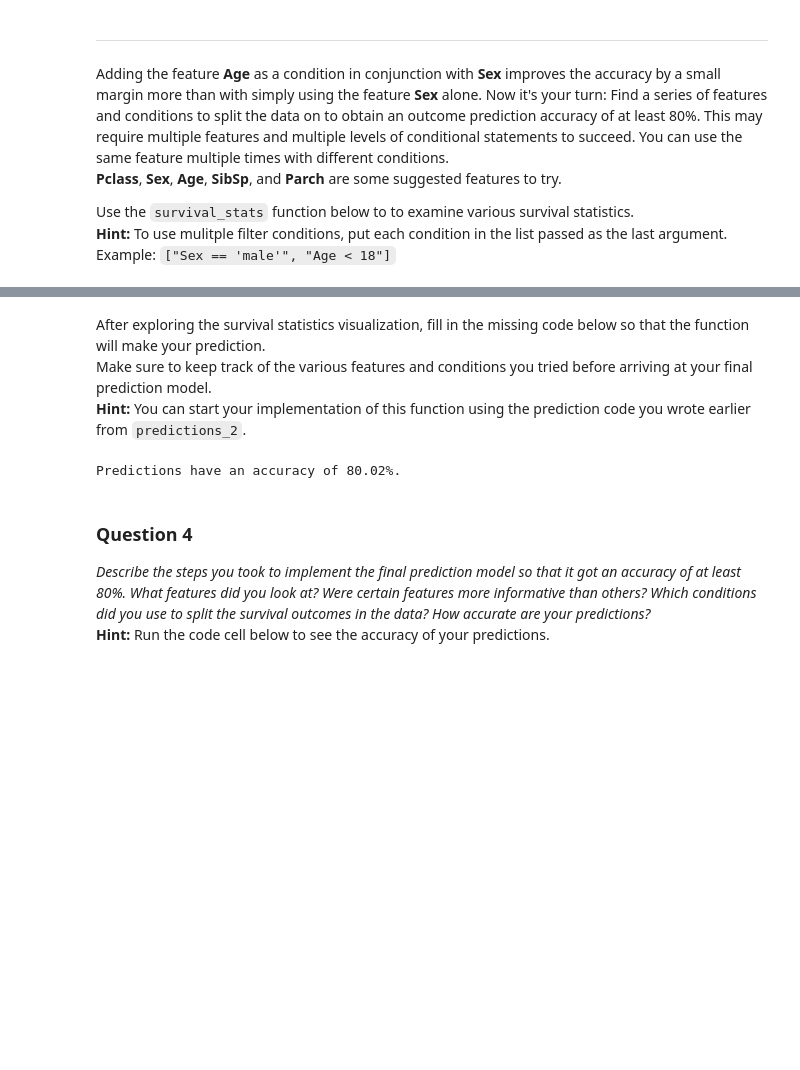
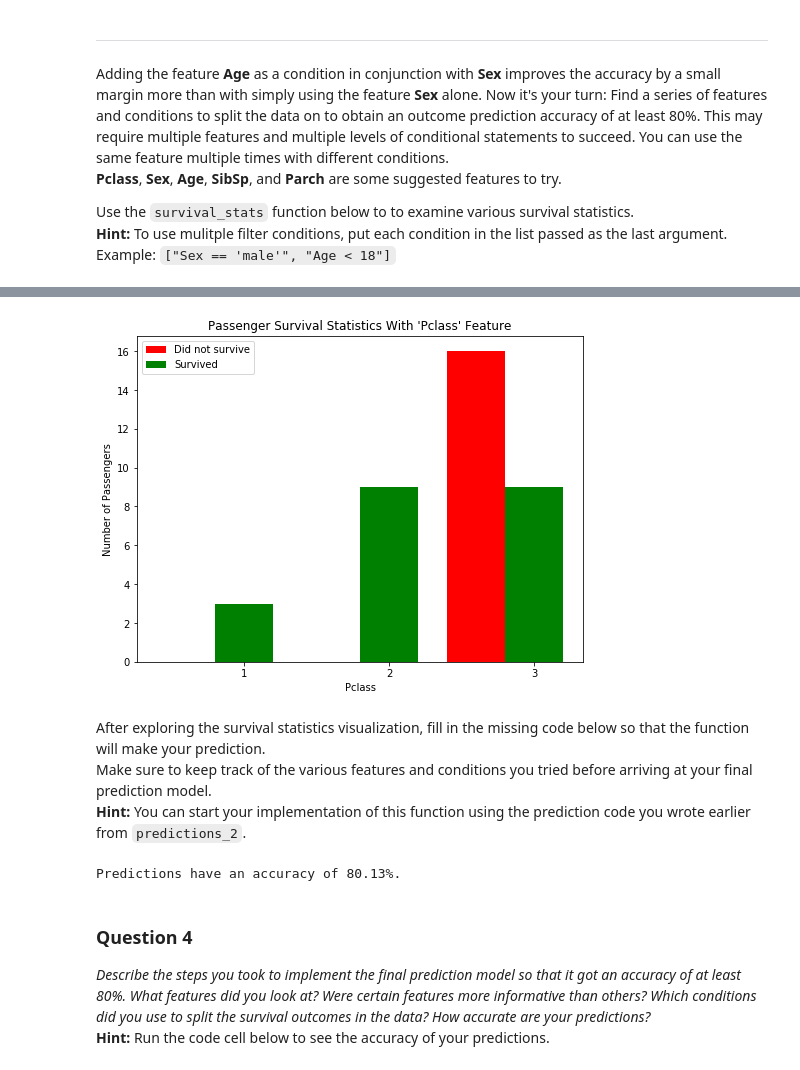
Before and after one commit to leexa90/ML_nanodegree, a Jupyter notebook: projects/titanic_survival_exploration/titanic_survival_exploration.ipynb, the cells around one changed output, grey strips where cells are left out. Drawn from its saved outputs; the diff is of its cells as text; code cells hidden in the pictures; blank space fills up the shorter version.

```diff
--- a/projects/titanic_survival_exploration/titanic_survival_exploration.ipynb
+++ b/projects/titanic_survival_exploration/titanic_survival_exploration.ipynb
@@ -242,16 +246,26 @@ vs.survival_stats(data, outcomes, 'Pclass', ["Sex == 'female'","Age <= 99","Pcla
+# %%
+vs.survival_stats(data, outcomes, 'Pclass', ["Sex == 'male'","Pclass <= 3","Age <= 12",])
+# %% [output]
+[figure, added]
 # %% [markdown]
 After exploring the survival statistics visualization, fill in the missing code below so that the function will make your prediction.
 Make sure to keep track of the various features and conditions you tried before arriving at your final prediction model.
 **Hint:** You can start your implementation of this function using the prediction code you wrote earlier from `predictions_2`.
 # %%
+
 def predictions_3(data):
     """ Model with multiple features. Makes a prediction with an accuracy of at least 80%. """
 
     predictions = []
     for _, passenger in data.iterrows():
-        if passenger.Sex == 'female' :
+        # the lone first class girl that perished #fig 1
+        if passenger.Sex == 'female'  and passenger.Pclass  == 1 and passenger.Age <= 12:
+            predictions += [0,]
+        # most females from first and second class survived #fig 2
+        elif passenger.Sex == 'female' and passenger.Pclass  <= 2:
             predictions += [1,]
-        elif passenger.Age <= 12 and passenger.Pclass  <= 2 :
+        # male child from first and second class all survived #fig 3
+        elif passenger.Sex == 'male' and passenger.Age <= 12 and passenger.Pclass  <= 2 :
             predictions += [1,]
         else:
             predictions += [0,]
@@ -262,7 +276,7 @@ def predictions_3(data):
 predictions = predictions_3(data)
 print accuracy_score(outcomes, predictions)
 # %% [output]
-Predictions have an accuracy of 80.02%.
+Predictions have an accuracy of 80.13%.
 # %% [markdown]
 ### Question 4
 *Describe the steps you took to implement the final prediction model so that it got an accuracy of at least 80%. What features did you look at? Were certain features more informative than others? Which conditions did you use to split the survival outcomes in the data? How accurate are your predictions?*
```
Also changed, not shown: parts of 7 cells of this notebook, 1 other file.
